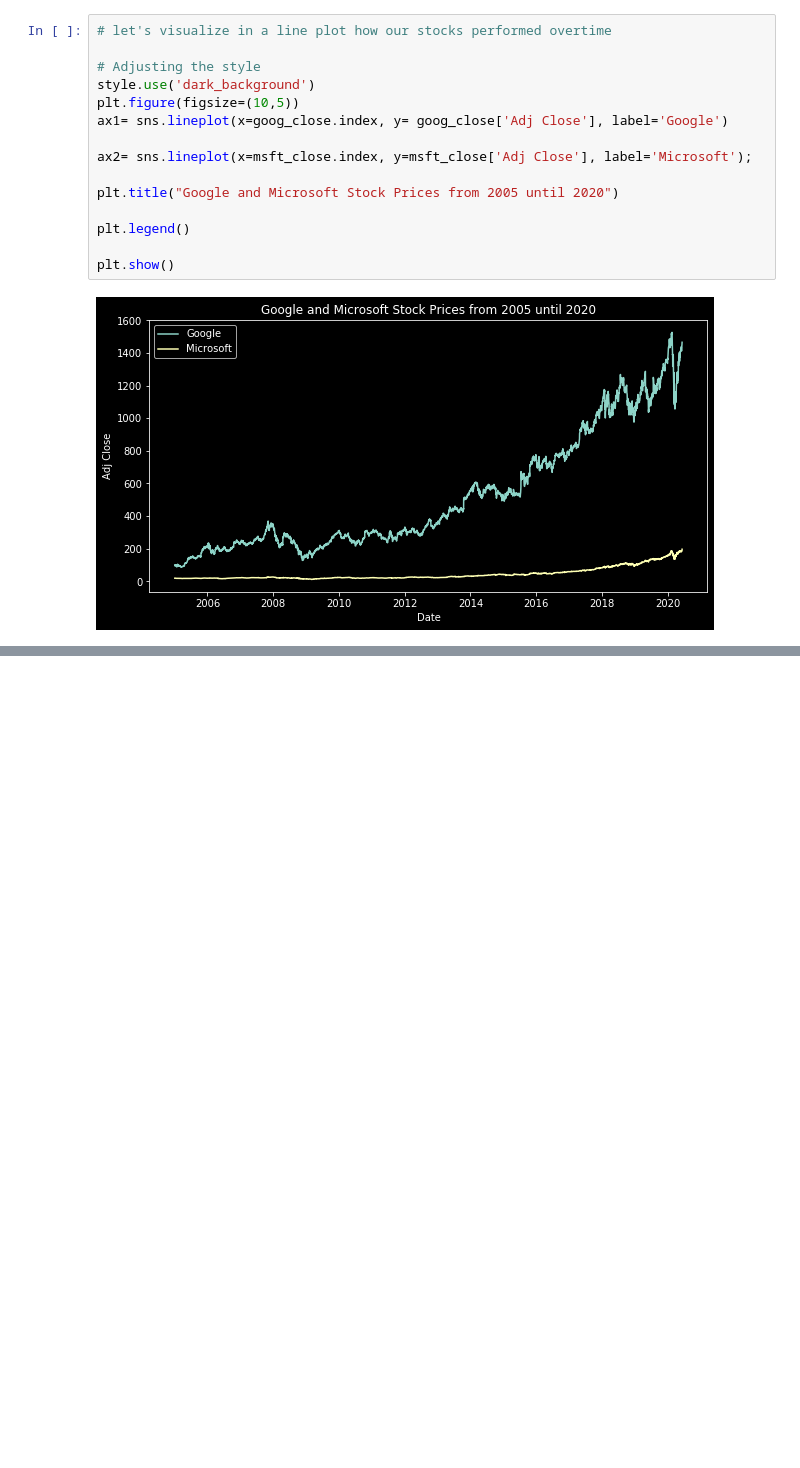
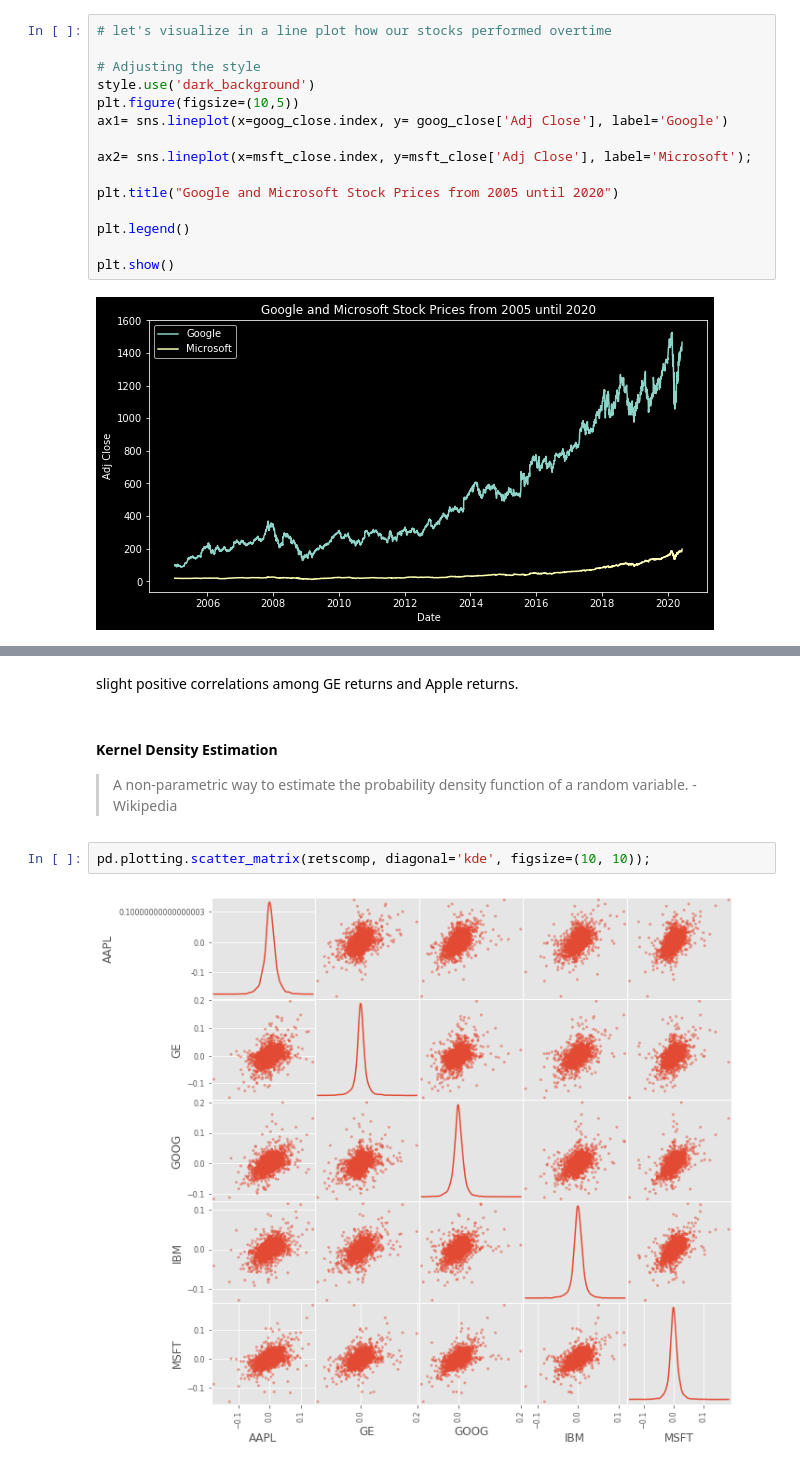
Before and after one commit to sot232/practice_project, a Jupyter notebook: Stock/Stock Analysis in Python.ipynb, the cells around one changed output, grey strips where cells are left out. Cells and saved outputs as stored; diff of their text form; blank space fills up the shorter version.

```diff
--- a/Stock/Stock Analysis in Python.ipynb
+++ b/Stock/Stock Analysis in Python.ipynb
@@ -80,0 +198,10 @@ plt.show()
+# %% [markdown]
+slight positive correlations among GE returns and Apple returns.
+# %% [markdown]
+#### Kernel Density Estimation
+
+> A non-parametric way to estimate the probability density function of a random variable. - Wikipedia
+# %%
+pd.plotting.scatter_matrix(retscomp, diagonal='kde', figsize=(10, 10));
+# %% [output]
+[figure, added]
```
Also changed, not shown: parts of 53 cells of this notebook.
